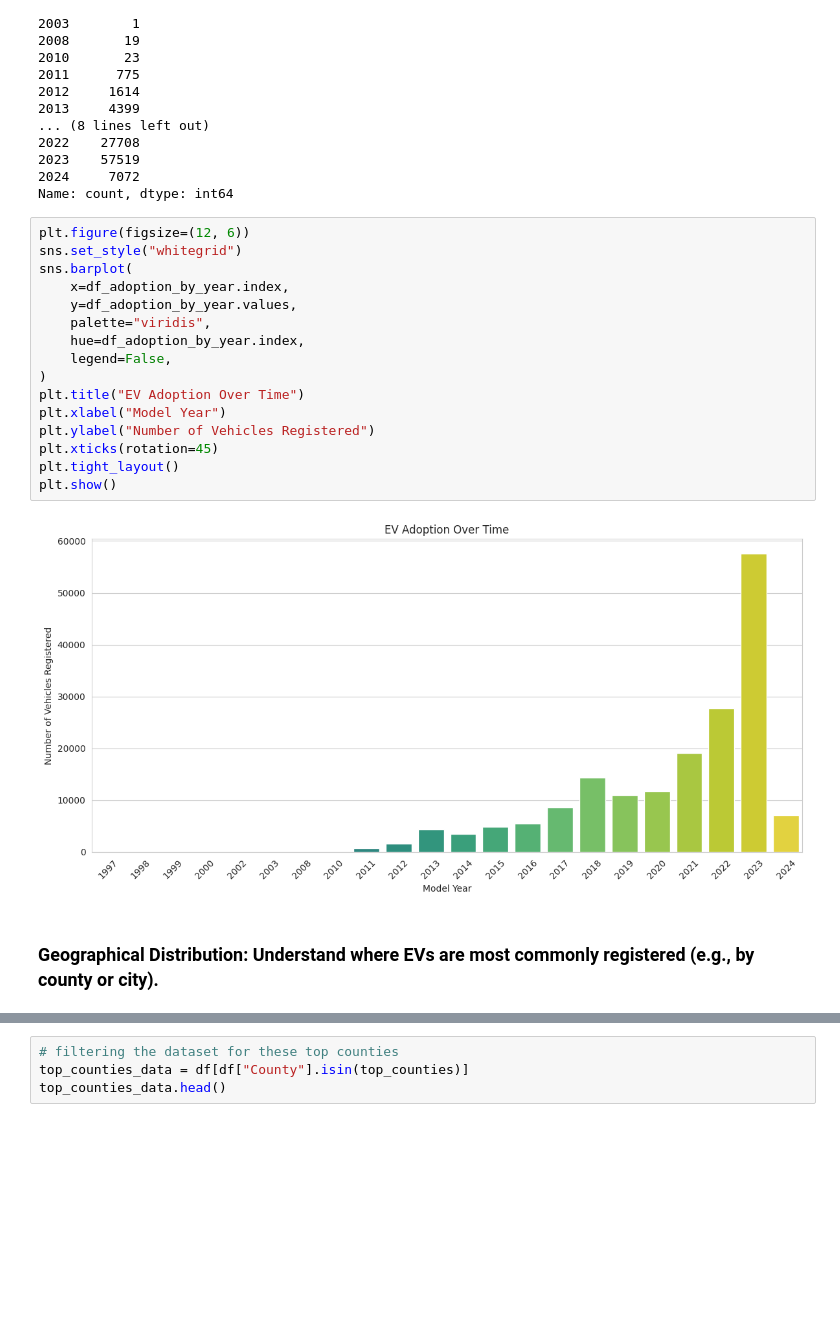
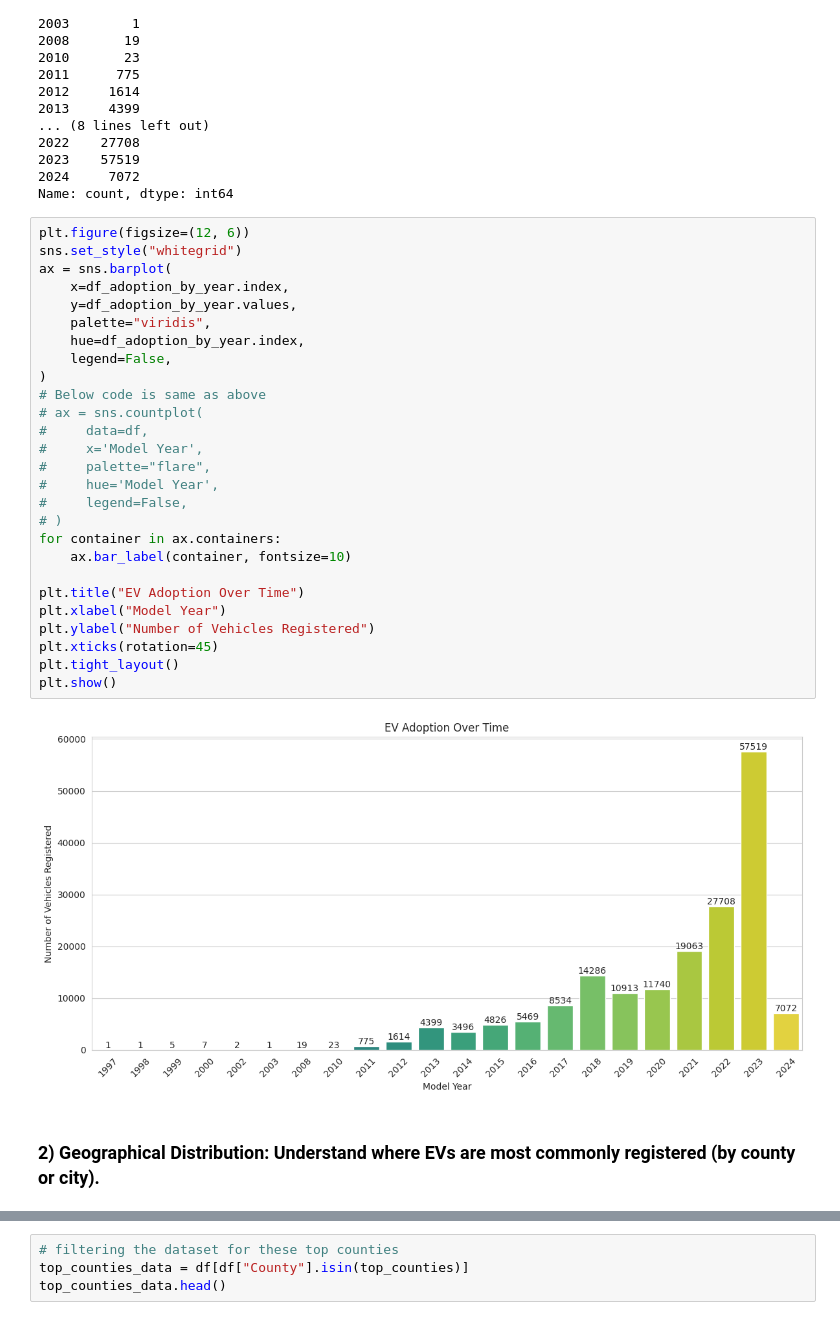
Before and after one commit to ajithpmohan/electric-vehicles-market-size-analysis-using-python, a Jupyter notebook: main.ipynb, the cells around one changed output, grey strips where cells are left out. Cells and saved outputs as stored; diff of their text form; blank space fills up the shorter version.

```diff
--- a/main.ipynb
+++ b/main.ipynb
@@ -98,22 +98,33 @@ Name: count, dtype: int64
 # %%
 plt.figure(figsize=(12, 6))
 sns.set_style("whitegrid")
-sns.barplot(
+ax = sns.barplot(
     x=df_adoption_by_year.index,
     y=df_adoption_by_year.values,
     palette="viridis",
     hue=df_adoption_by_year.index,
     legend=False,
 )
+# Below code is same as above
+# ax = sns.countplot(
+#     data=df,
+#     x='Model Year',
+#     palette="flare",
+#     hue='Model Year',
+#     legend=False,
+# )
+for container in ax.containers:
+    ax.bar_label(container, fontsize=10)
+
 plt.title("EV Adoption Over Time")
 plt.xlabel("Model Year")
 plt.ylabel("Number of Vehicles Registered")
 plt.xticks(rotation=45)
 plt.tight_layout()
 plt.show()
 # %% [output]
-[figure, old version]
+[figure, new version]
 # %% [markdown]
-### Geographical Distribution: Understand where EVs are most commonly registered (e.g., by county or city).
+### 2) Geographical Distribution: Understand where EVs are most commonly registered (by county or city).
 # %%
 # geographical distribution at county level
```
Also changed, not shown: parts of 23 cells of this notebook.
